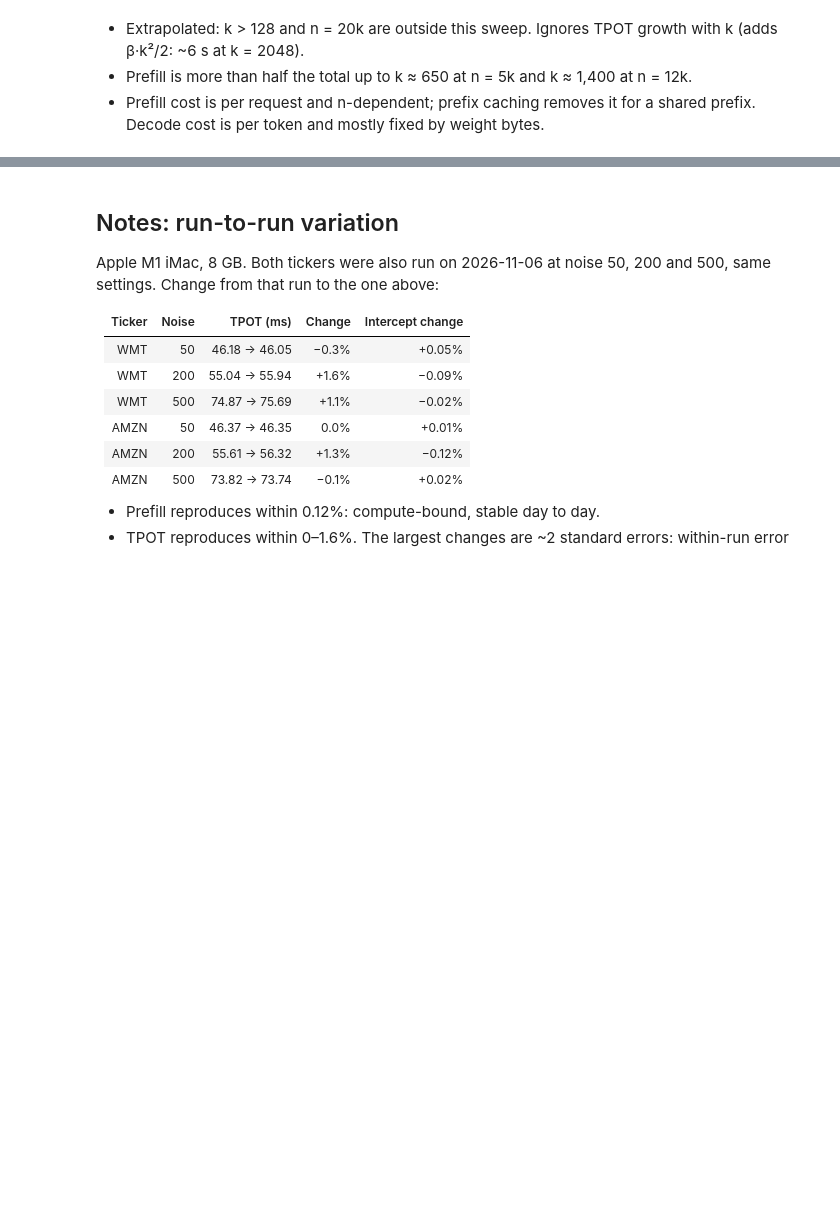
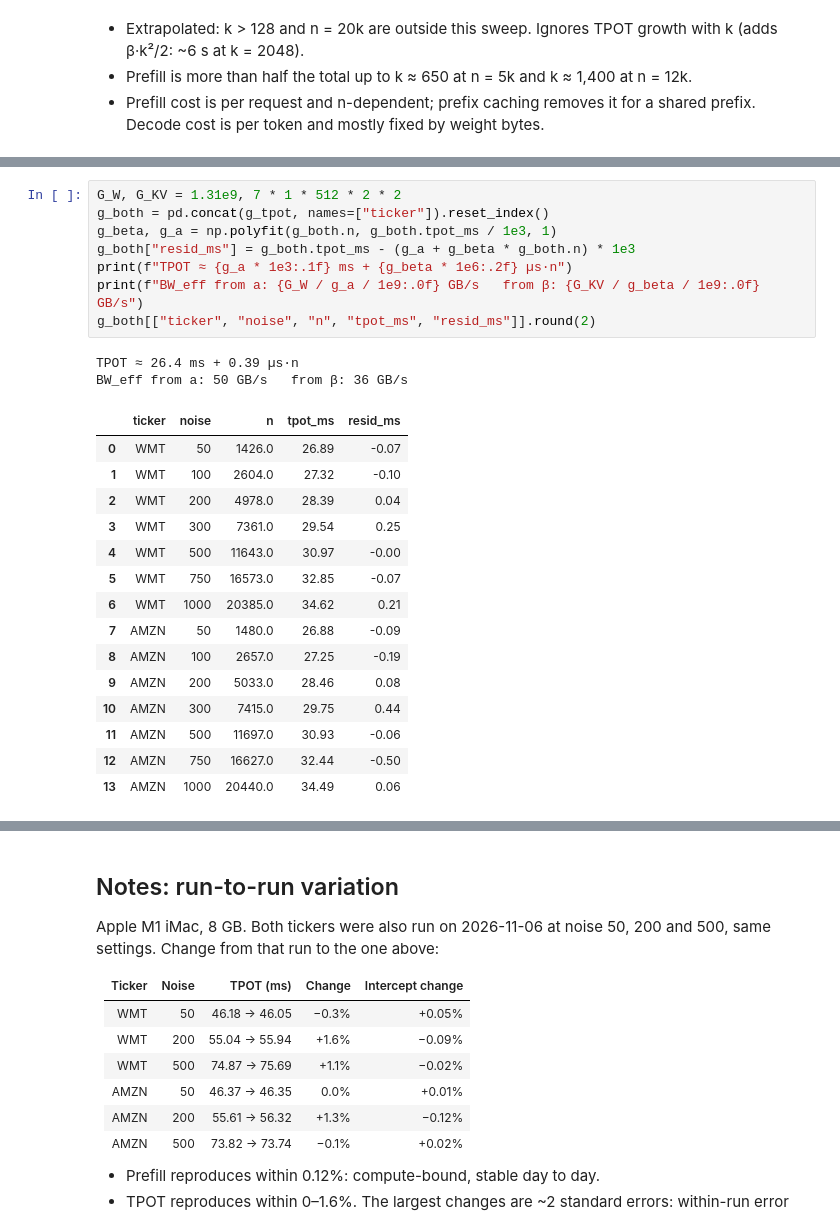
Before and after one commit to scalezen/vllm-market-agent, a Jupyter notebook: benchmarks/decode_tpot.ipynb, the cells around one changed output, grey strips where cells are left out. Saved outputs shown, nothing was run; the diff lists cells and outputs as text; blank space fills up the shorter version.

```diff
--- a/benchmarks/decode_tpot.ipynb
+++ b/benchmarks/decode_tpot.ipynb
@@ -253,0 +349,26 @@ pd.DataFrame(rows).set_index(["n", "k"]).round(1)
+# %%
+G_W, G_KV = 1.31e9, 7 * 1 * 512 * 2 * 2
+g_both = pd.concat(g_tpot, names=["ticker"]).reset_index()
+g_beta, g_a = np.polyfit(g_both.n, g_both.tpot_ms / 1e3, 1)
+g_both["resid_ms"] = g_both.tpot_ms - (g_a + g_beta * g_both.n) * 1e3
+print(f"TPOT ≈ {g_a * 1e3:.1f} ms + {g_beta * 1e6:.2f} µs·n")
+print(f"BW_eff from a: {G_W / g_a / 1e9:.0f} GB/s   from β: {G_KV / g_beta / 1e9:.0f} GB/s")
+g_both[["ticker", "noise", "n", "tpot_ms", "resid_ms"]].round(2)
+# %% [output]
+TPOT ≈ 26.4 ms + 0.39 µs·n
+BW_eff from a: 50 GB/s   from β: 36 GB/s
+|  | ticker | noise | n | tpot_ms | resid_ms |
+| 0 | WMT | 50 | 1426.0 | 26.89 | -0.07 |
+| 1 | WMT | 100 | 2604.0 | 27.32 | -0.10 |
+| 2 | WMT | 200 | 4978.0 | 28.39 | 0.04 |
+| 3 | WMT | 300 | 7361.0 | 29.54 | 0.25 |
+| 4 | WMT | 500 | 11643.0 | 30.97 | -0.00 |
+| 5 | WMT | 750 | 16573.0 | 32.85 | -0.07 |
+| 6 | WMT | 1000 | 20385.0 | 34.62 | 0.21 |
+| 7 | AMZN | 50 | 1480.0 | 26.88 | -0.09 |
+| 8 | AMZN | 100 | 2657.0 | 27.25 | -0.19 |
+| 9 | AMZN | 200 | 5033.0 | 28.46 | 0.08 |
+| 10 | AMZN | 300 | 7415.0 | 29.75 | 0.44 |
+| 11 | AMZN | 500 | 11697.0 | 30.93 | -0.06 |
+| 12 | AMZN | 750 | 16627.0 | 32.44 | -0.50 |
+| 13 | AMZN | 1000 | 20440.0 | 34.49 | 0.06 |
```
Also changed, not shown: parts of 12 cells of this notebook.
